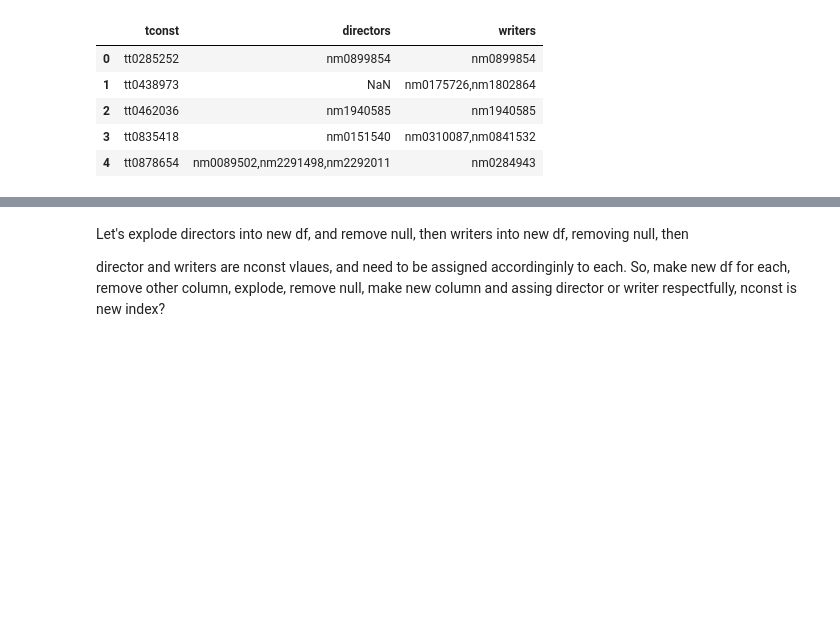
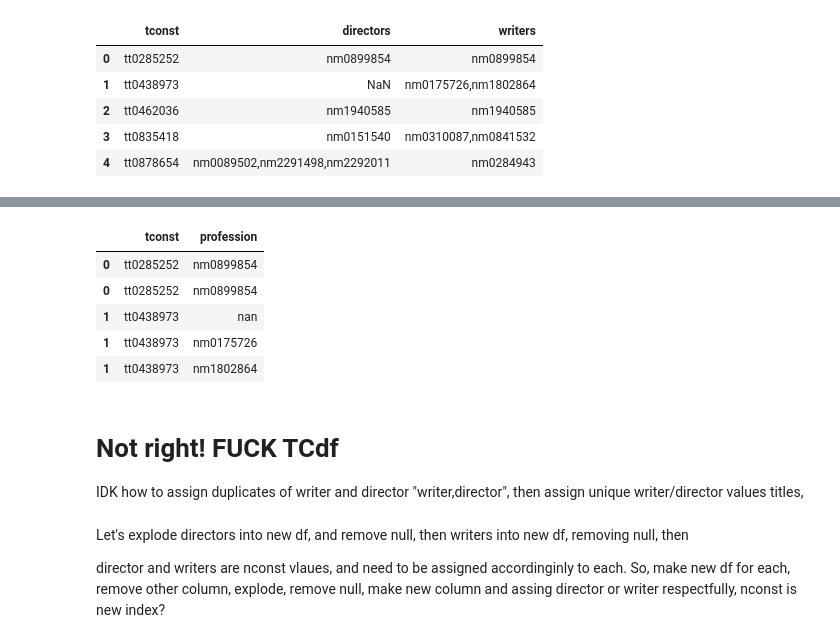
Before and after one commit to adstephens/dsc-phase-1-project-v2-3, a Jupyter notebook: student.ipynb, the cells around one changed output, grey strips where cells are left out. Saved outputs shown, nothing was run; the diff lists cells and outputs as text; code cells hidden in the pictures; blank space fills up the shorter version.

```diff
--- a/student.ipynb
+++ b/student.ipynb
@@ -503,3 +489,24 @@ TCrawdf.head()
+# %%
+# Remove directors and writers
+TCrawdf = TCrawdf.drop(columns=['directors', 'writers'])
+
+# To remove "," and split data
+TCrawdf["profession"] = TCrawdf["profession"].str.split(",")
+
+# To explode data from columns and apply to tconst
+TCrawEdf = TCrawdf.explode("profession")
+
+TCrawEdf.head()
+# %% [output]
+|  | tconst | profession |
+| 0 | tt0285252 | nm0899854 |
+| 0 | tt0285252 | nm0899854 |
+| 1 | tt0438973 | nan |
+| 1 | tt0438973 | nm0175726 |
+| 1 | tt0438973 | nm1802864 |
+# %% [markdown]
+# Not right! FUCK TCdf
+IDK how to assign duplicates of writer and director "writer,director", then assign unique writer/director values titles,
 # %% [markdown]
 Let's explode directors into new df, and remove null, then writers into new df, removing null, then
 
```
Also changed, not shown: parts of 110 cells of this notebook.
